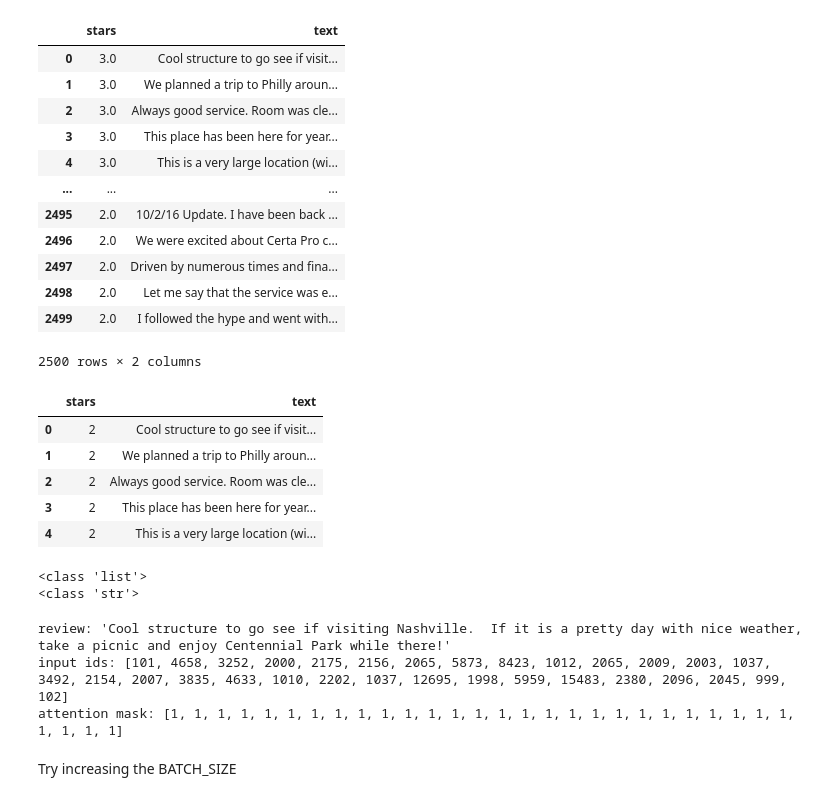
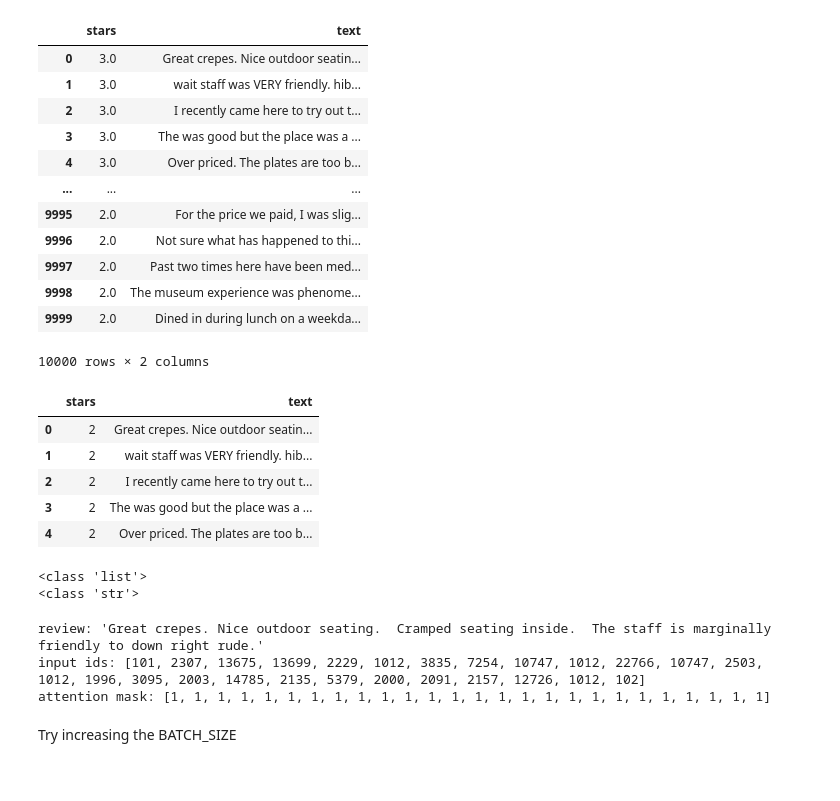
Before and after one commit to AshvinVignesh/DL_CW_2, a Jupyter notebook: Distilbert_TF_Reviews.ipynb, the cells around one changed output. Cells and saved outputs as stored; diff of their text form; code cells hidden in the pictures.

```diff
--- a/Distilbert_TF_Reviews.ipynb
+++ b/Distilbert_TF_Reviews.ipynb
@@ -9,23 +9,23 @@ from transformers import  DistilBertConfig
 import pickle
 # %%
 import pandas as pd
-df = pd.read_csv('yelp_reviews_2500.csv')
+df = pd.read_csv('yelp_reviews_10000.csv')
 df=df.loc[:, ['stars', 'text']]
 df
 # %% [output]
 |  | stars | text |
-| 0 | 3.0 | Cool structure to go see if visit... |
-| 1 | 3.0 | We planned a trip to Philly aroun... |
-| 2 | 3.0 | Always good service. Room was cle... |
-| 3 | 3.0 | This place has been here for year... |
-| 4 | 3.0 | This is a very large location (wi... |
+| 0 | 3.0 | Great crepes. Nice outdoor seatin... |
+| 1 | 3.0 | wait staff was VERY friendly. hib... |
+| 2 | 3.0 | I recently came here to try out t... |
+| 3 | 3.0 | The was good but the place was a ... |
+| 4 | 3.0 | Over priced. The plates are too b... |
 | ... | ... | ... |
-| 2495 | 2.0 | 10/2/16 Update. I have been back ... |
-| 2496 | 2.0 | We were excited about Certa Pro c... |
-| 2497 | 2.0 | Driven by numerous times and fina... |
-| 2498 | 2.0 | Let me say that the service was e... |
-| 2499 | 2.0 | I followed the hype and went with... |
+| 9995 | 2.0 | For the price we paid, I was slig... |
+| 9996 | 2.0 | Not sure what has happened to thi... |
+| 9997 | 2.0 | Past two times here have been med... |
+| 9998 | 2.0 | The museum experience was phenome... |
+| 9999 | 2.0 | Dined in during lunch on a weekda... |
-2500 rows × 2 columns
+10000 rows × 2 columns
 # %%
 def map_sentiment_scores(star_number):
     star_number = int(star_number)
@@ -45,11 +45,11 @@ df['stars'] = df.stars.apply(map_sentiment_scores)
 df.head(5)
 # %% [output]
 |  | stars | text |
-| 0 | 2 | Cool structure to go see if visit... |
-| 1 | 2 | We planned a trip to Philly aroun... |
-| 2 | 2 | Always good service. Room was cle... |
-| 3 | 2 | This place has been here for year... |
-| 4 | 2 | This is a very large location (wi... |
+| 0 | 2 | Great crepes. Nice outdoor seatin... |
+| 1 | 2 | wait staff was VERY friendly. hib... |
+| 2 | 2 | I recently came here to try out t... |
+| 3 | 2 | The was good but the place was a ... |
+| 4 | 2 | Over priced. The plates are too b... |
 # %%
 Text = df['text'].to_list()
 labels = df['stars'].to_list()
@@ -73,9 +73,9 @@ print(f'review: \'{review}\'')
 print(f'input ids: {inputs["input_ids"]}')
 print(f'attention mask: {inputs["attention_mask"]}')
 # %% [output]
-review: 'Cool structure to go see if visiting Nashville.  If it is a pretty day with nice weather, take a picnic and enjoy Centennial Park while there!'
-input ids: [101, 4658, 3252, 2000, 2175, 2156, 2065, 5873, 8423, 1012, 2065, 2009, 2003, 1037, 3492, 2154, 2007, 3835, 4633, 1010, 2202, 1037, 12695, 1998, 5959, 15483, 2380, 2096, 2045, 999, 102]
-attention mask: [1, 1, 1, 1, 1, 1, 1, 1, 1, 1, 1, 1, 1, 1, 1, 1, 1, 1, 1, 1, 1, 1, 1, 1, 1, 1, 1, 1, 1, 1, 1]
+review: 'Great crepes. Nice outdoor seating.  Cramped seating inside.  The staff is marginally friendly to down right rude.'
+input ids: [101, 2307, 13675, 13699, 2229, 1012, 3835, 7254, 10747, 1012, 22766, 10747, 2503, 1012, 1996, 3095, 2003, 14785, 2135, 5379, 2000, 2091, 2157, 12726, 1012, 102]
+attention mask: [1, 1, 1, 1, 1, 1, 1, 1, 1, 1, 1, 1, 1, 1, 1, 1, 1, 1, 1, 1, 1, 1, 1, 1, 1, 1]
 # %%
 def construct_encodings(x, tkzr, max_len, trucation=True, padding=True):
     return tokernizer(x, max_length=max_len, truncation=trucation, padding=padding)
```
Also changed, not shown: parts of 9 cells of this notebook.
